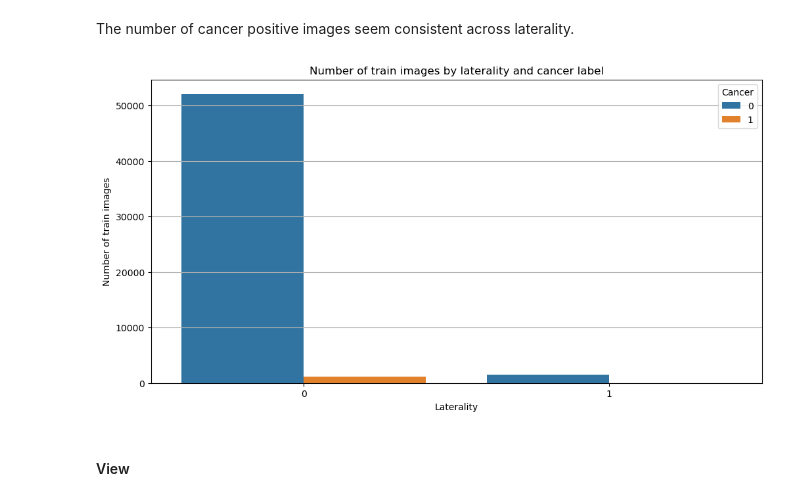
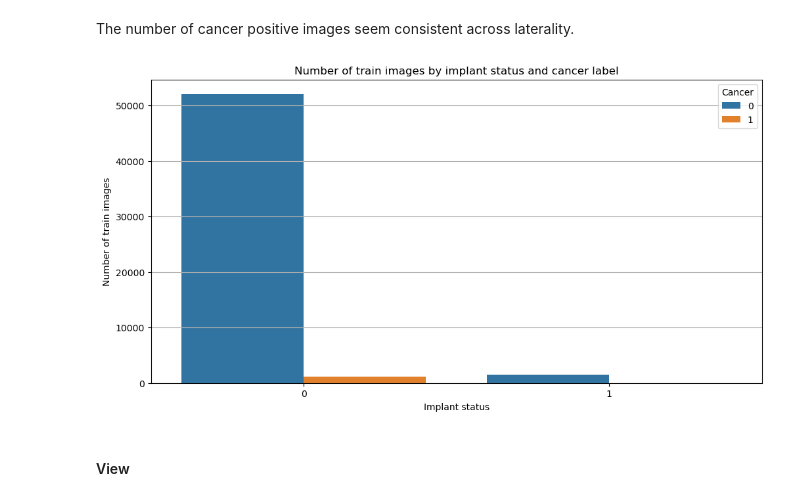
Before and after one commit to edward-sims/breast-cancer-detection, a Jupyter notebook: notebooks/0_eda.ipynb, the cells around one changed output. Drawn from its saved outputs; the diff is of its cells as text; code cells hidden in the pictures.

Commit message:
starting up image analysis again

```diff
--- a/notebooks/0_eda.ipynb
+++ b/notebooks/0_eda.ipynb
@@ -391,20 +391,20 @@ The number of cancer positive images seem consistent across laterality.
 # %%
 # Number of train images by cancer label and implant status
 ax = sns.barplot(
     data=pd.DataFrame(metadata_train.groupby(["implant", "cancer"])["patient_id"].count()).reset_index(),
     x="implant",
     y="patient_id",
     hue="cancer"
 )
 
-plt.title("Number of train images by laterality and cancer label")
-plt.xlabel("Laterality")
+plt.title("Number of train images by implant status and cancer label")
+plt.xlabel("Implant status")
 plt.ylabel("Number of train images")
 plt.legend(loc="upper right", title="Cancer")
 plt.grid(axis="y")
 plt.show()
 # %% [output]
-[figure, old version]
+[figure, new version]
 # %% [markdown]
 #### View
 # %%
```
Also changed, not shown: parts of 32 cells of this notebook.
